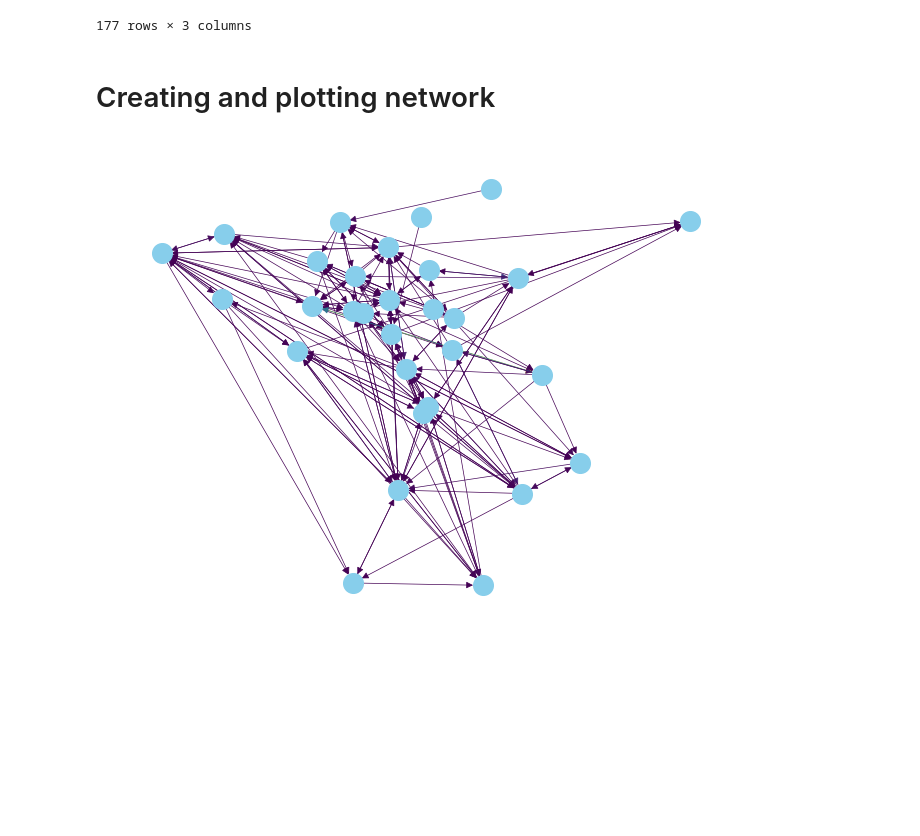
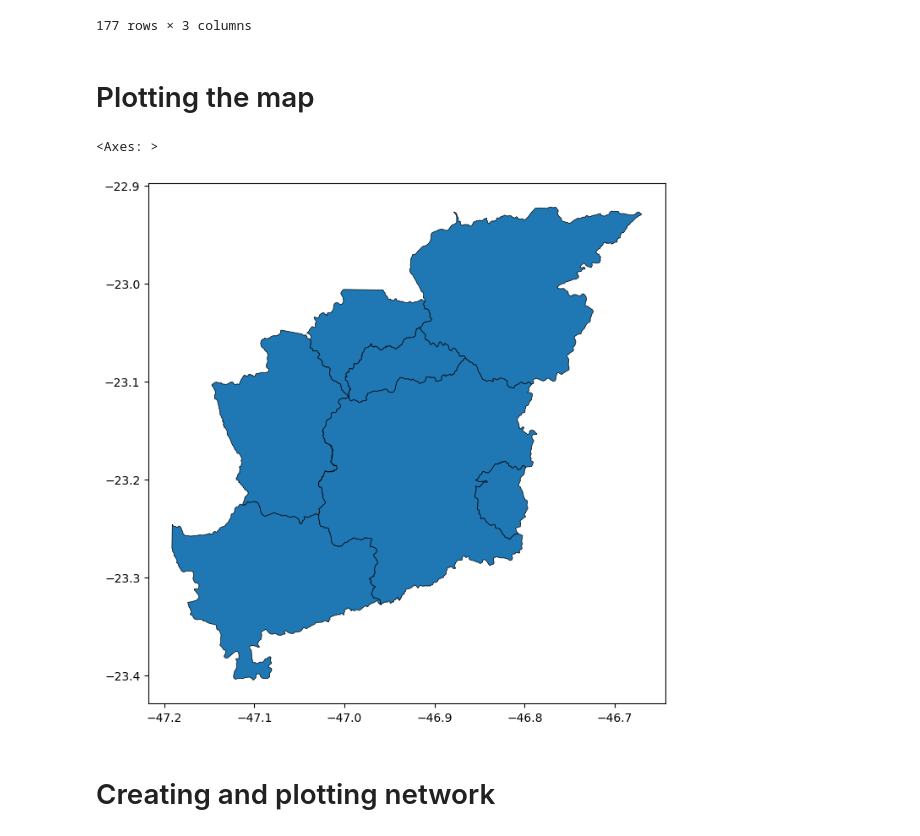
Before and after one commit to anahimaciel/Networks-in-cities, a Jupyter notebook: Networks.ipynb, the cells around one changed output. Cells and saved outputs as stored; diff of their text form; code cells hidden in the pictures; blank space fills up the shorter version.

Commit message:
trying to plot network over map of city

```diff
--- a/Networks.ipynb
+++ b/Networks.ipynb
@@ -134,6 +134,23 @@ edges_df
 | 203 | 64998 | 64938 | 11 |
 | 204 | 64998 | 64988 | 1 |
 177 rows × 3 columns
+# %% [markdown]
+# Plotting the map
+# %%
+# Reading the shapefile with Brazilian cities
+brazil_cities = gpd.read_file("/content/drive/MyDrive/Networks in cities/Dados/BR_Municipios_2022.zip (Unzipped Files)/BR_Municipios_2022.shp")
+# %%
+# Defining max/min coordinates
+coord=map.agg({'LAT':['max','min'], 'LONG':['max','min']})
+extent = [coord['LONG']['min'],coord['LONG']['max'],coord['LAT']['min'],coord['LAT']['max']]
+
+# Plotting
+fig, ax = plt.subplots(figsize=(10, 8))
+cropped_brazil_cities = brazil_cities.cx[extent[0]:extent[1], extent[2]:extent[3]]
+cropped_brazil_cities.plot(ax=ax, edgecolor='black', linewidth=0.5)
+# %% [output]
+<Axes: >
+[figure, added]
 # %% [markdown]
 # Creating and plotting network
 # %%
@@ -160,10 +177,14 @@ min_weight = min(edge_weights.values())
 max_weight = max(edge_weights.values())
 norm = plt.Normalize(vmin=min_weight, vmax=max_weight)
 
+#ax.set_xlim(extent[0], extent[1])
+#ax.set_ylim(extent[2], extent[3])
+
 # Draw the network using matplotlib
 #nx.draw(G, pos, with_labels=True, node_size=300, node_color='skyblue', edge_color='black', width=[float(edge_weights[edge]) for edge in G.edges()])
 nx.draw(G,
-        pos,
+        pos=pos,
+        ax=ax,
         with_labels=False,
         node_size=200,            #node size could be function of population in that place
         node_color='skyblue',
@@ -172,6 +193,10 @@ nx.draw(G,
         #width=[float(edge_weights[edge]/10) for edge in G.edges()])
         width=0.5)
 
+# Definig labels
+ax.set_title('Brazil')
+ax.set_xlabel('Longitude')
+ax.set_ylabel('Latitude')
+
+# Showing the plot
 plt.show()
-# %% [output]
-[figure, removed]
```
